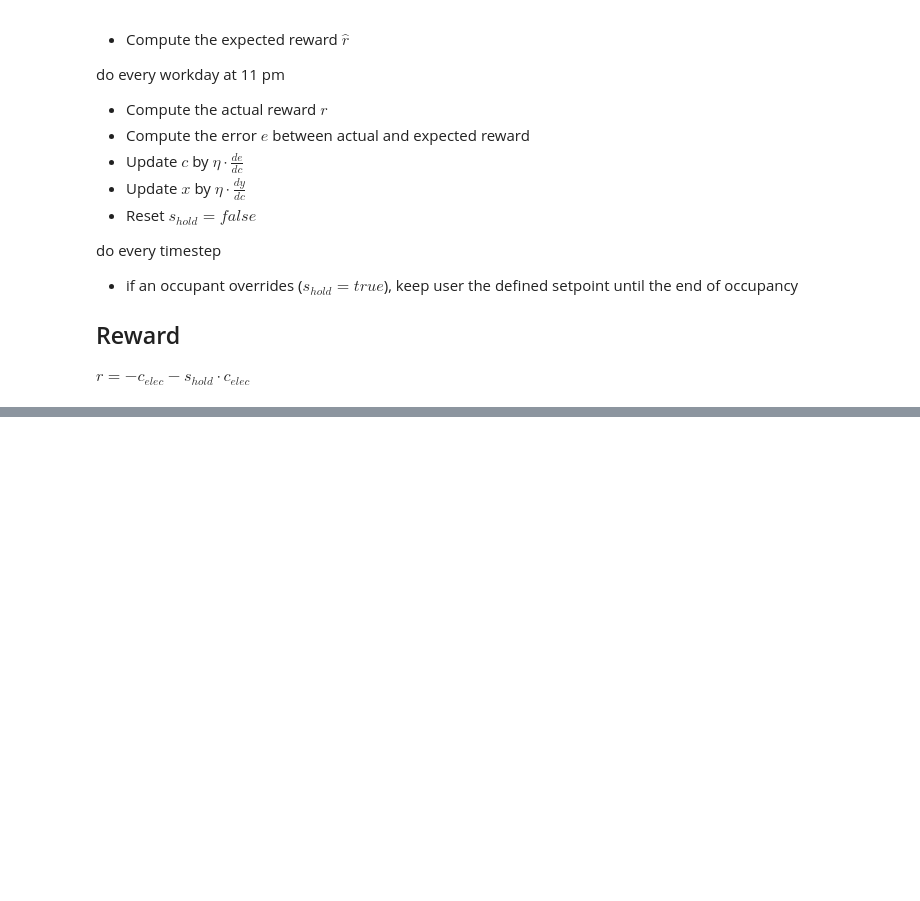
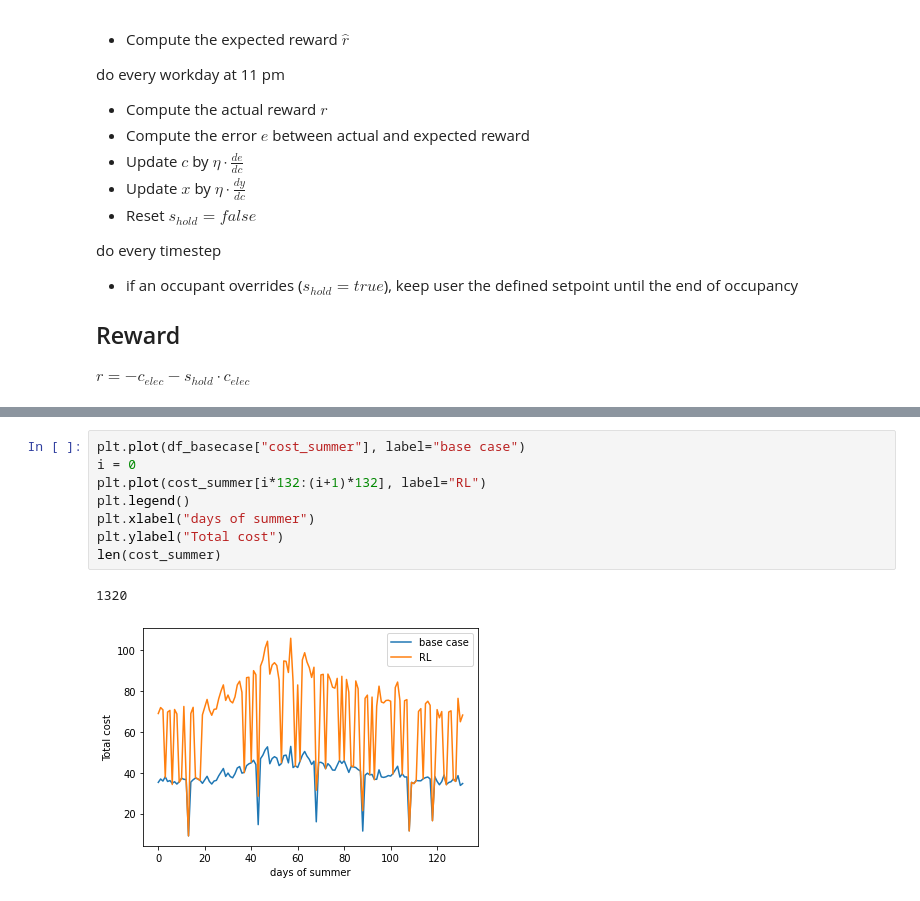
Before and after one commit to husseinelehwany/Direct_load_ctrl, a Jupyter notebook: RL/Python EMS - RL.ipynb, the cells around one changed output, grey strips where cells are left out. Saved outputs shown, nothing was run; the diff lists cells and outputs as text; blank space fills up the shorter version.

```diff
--- a/RL/Python EMS - RL.ipynb
+++ b/RL/Python EMS - RL.ipynb
@@ -208,0 +224,11 @@ store_x
+# %%
+plt.plot(df_basecase["cost_summer"], label="base case")
+i = 0
+plt.plot(cost_summer[i*132:(i+1)*132], label="RL")
+plt.legend()
+plt.xlabel("days of summer")
+plt.ylabel("Total cost")
+len(cost_summer)
+# %% [output]
+1320
+[figure, added]
```
Also changed, not shown: parts of 7 cells of this notebook, 2 other files.
